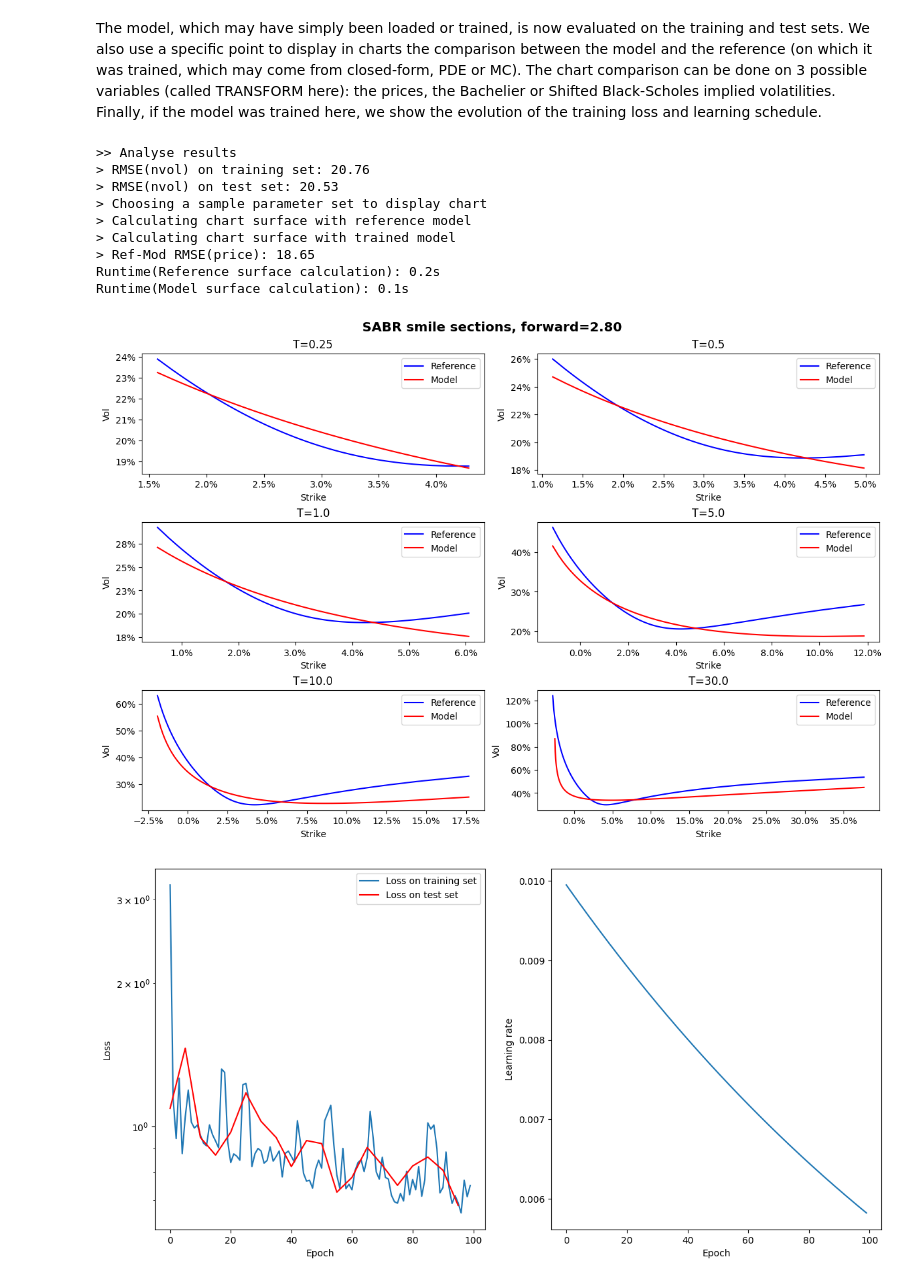
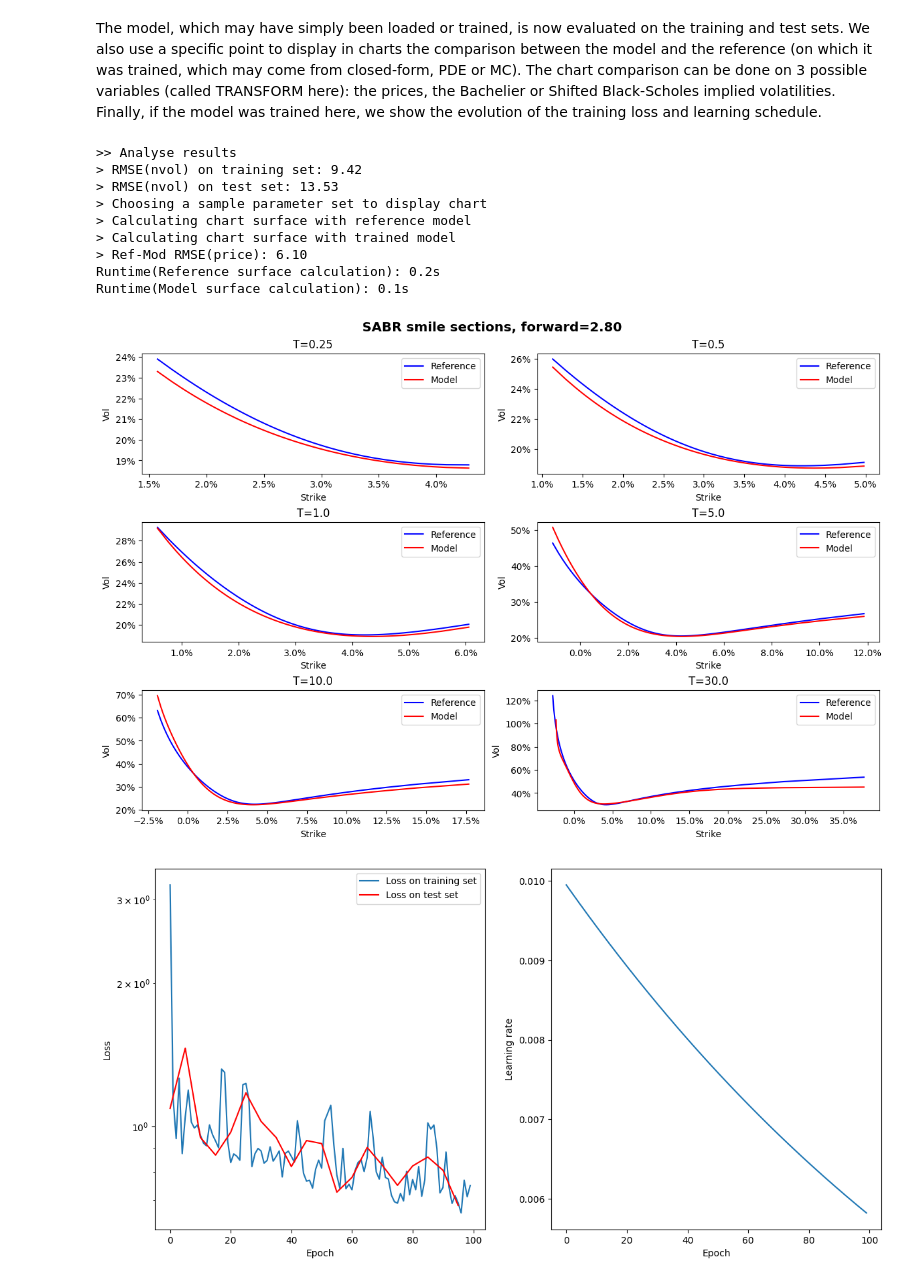
Before and after one commit to sebgur/SDev.Python, a Jupyter notebook: notebooks/stovol/StoVol Training.torch.ipynb, the cells around one changed output. Drawn from its saved outputs; the diff is of its cells as text; code cells hidden in the pictures.

Commit message:
progress on schedulers and pytorch model class

```diff
--- a/notebooks/stovol/StoVol Training.torch.ipynb
+++ b/notebooks/stovol/StoVol Training.torch.ipynb
@@ -208,6 +199,6 @@ if train:
 
     # Learning rate scheduler
     init_lr = 1.0e-2
-    model.set_optimizer('adam', )
+    model.set_optimizer('adam', init_lr)
     model.train(x_set, y_set, epochs, batch_size, shuffle=True)
 # %% [output]
@@ -330,9 +324,8 @@ class TorchModelWrapper:
 # Analyse results
 print(">> Analyse results")
 
-model = TorchModelWrapper(torch_model)
-
 # Check performance
+device = torch.device('cuda' if torch.cuda.is_available() else 'cpu')
 train_pred = model.predict(x_train)
 train_rmse = bps_rmse(train_pred, y_train)
 print(f"> RMSE(nvol) on training set: {train_rmse:,.2f}")
@@ -360,37 +353,37 @@ are_calls = [[False] * n_strikes] * n_expiries # All puts
 
 print("> Calculating chart surface with reference model")
 timer_ref = Stopwatch("Reference surface calculation")
 timer_ref.trigger()
 ref_prices = generator.price_surface_ref(expiries, strikes, are_calls, fwd, params)
 timer_ref.stop()
 
 print("> Calculating chart surface with trained model")
 timer_mod = Stopwatch("Model surface calculation")
 timer_mod.trigger()
 mod_prices = generator.price_surface_mod(model, expiries, strikes, are_calls, fwd, params)
 timer_mod.stop()
 
 print(f"> Ref-Mod RMSE(price): {bps_rmse(ref_prices, mod_prices):.2f}")
 
 # Display timers
 timer_ref.print()
 timer_mod.print()
 
 title = f"{model_type} smile sections, forward={fwd*100:.2f}"#,%\n parameters={params}"
 transform = "ShiftedBlackScholes" # ShiftedBlackScholes, Bachelier, Price
 plot_transform_surface(expiries, strikes, are_calls, fwd, ref_prices, mod_prices, title,
                        transform=transform)
 # %% [output]
 >> Analyse results
-> RMSE(nvol) on training set: 20.76
-> RMSE(nvol) on test set: 20.53
+> RMSE(nvol) on training set: 9.42
+> RMSE(nvol) on test set: 13.53
 > Choosing a sample parameter set to display chart
 > Calculating chart surface with reference model
 > Calculating chart surface with trained model
-> Ref-Mod RMSE(price): 18.65
+> Ref-Mod RMSE(price): 6.10
 Runtime(Reference surface calculation): 0.2s
 Runtime(Model surface calculation): 0.1s
-[figure, old version]
+[figure, new version]
 # %%
 # Show training history
 if TRAIN:
```
Also changed, not shown: parts of 7 cells of this notebook, 4 other files.
